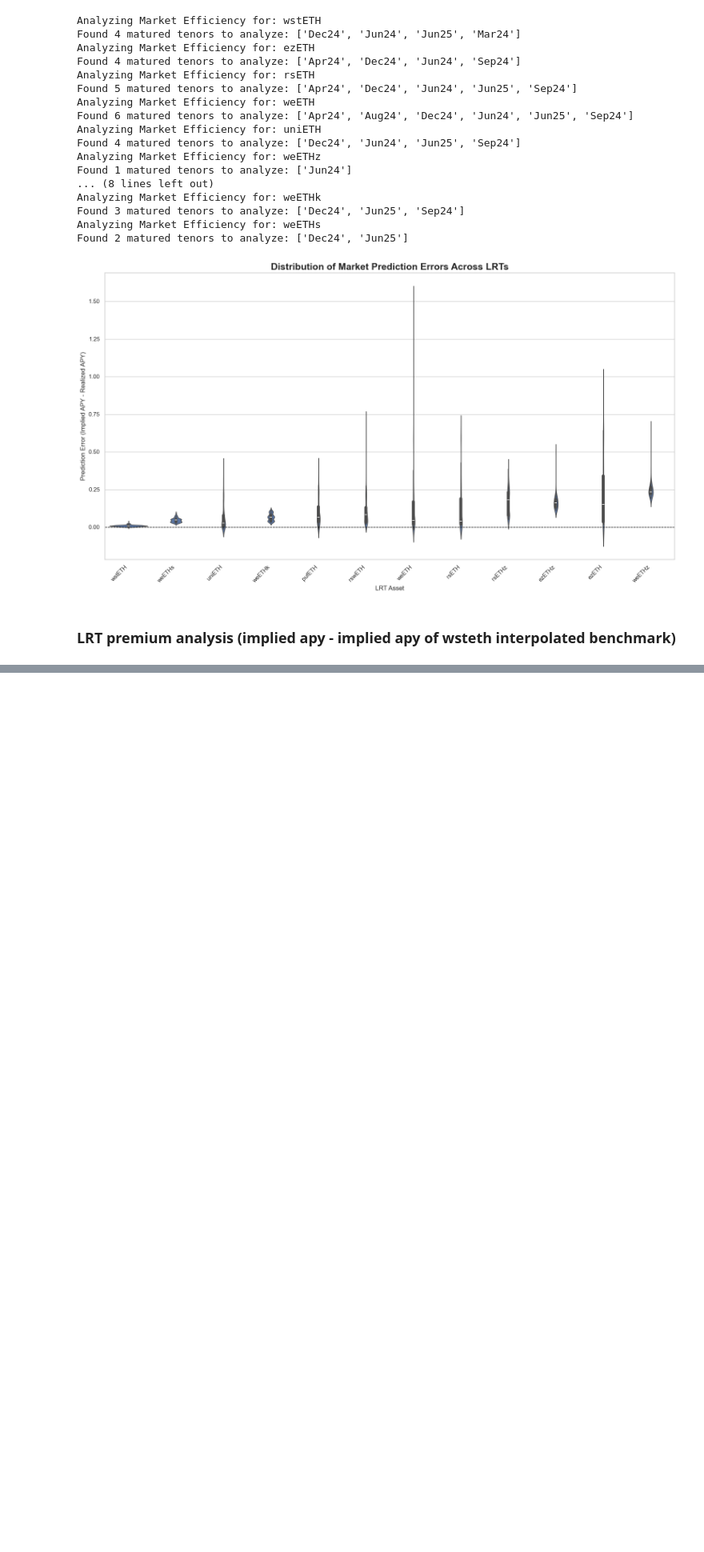
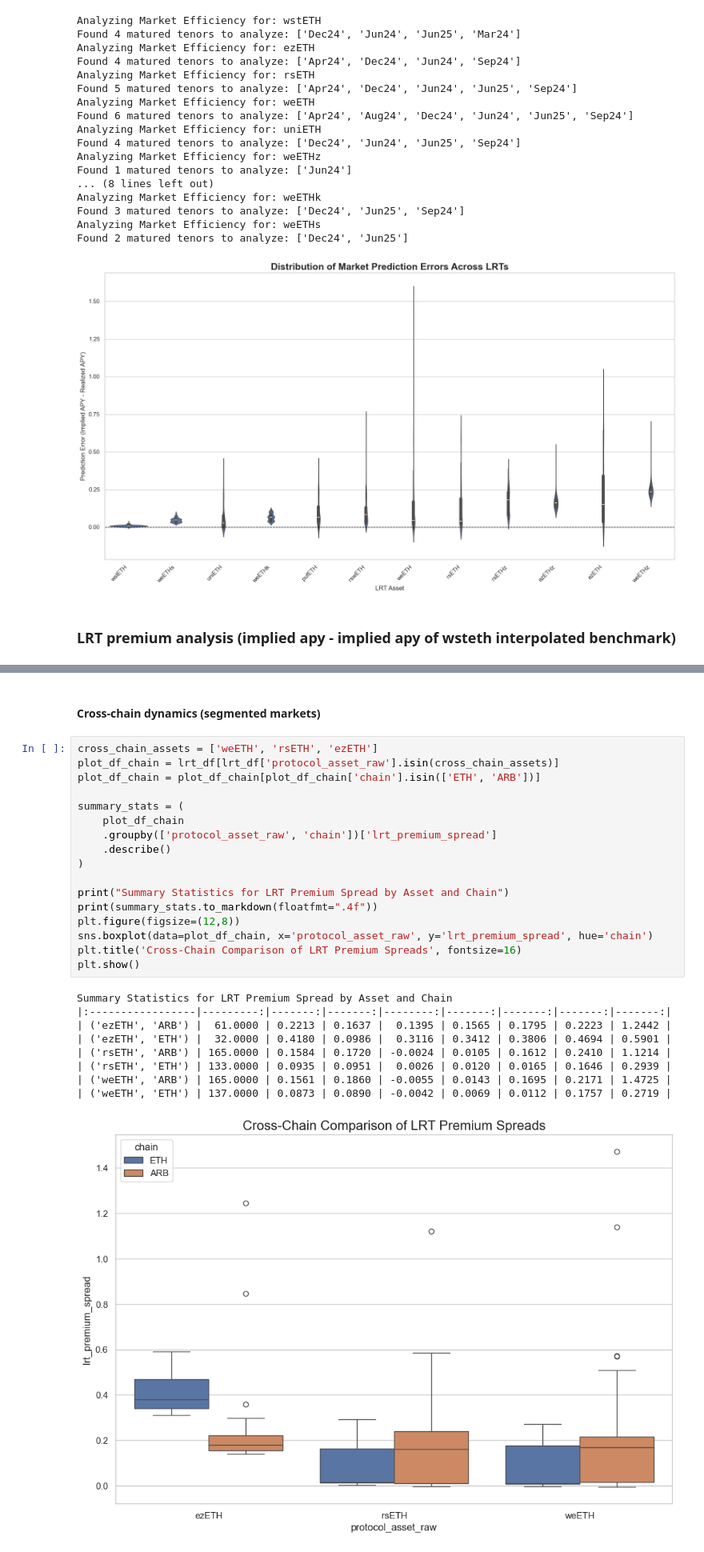
Before and after one commit to farischaudhry/pendle-analysis, a Jupyter notebook: new.ipynb, the cells around one changed output, grey strips where cells are left out. Shown at 80% size. Cells and saved outputs as stored; diff of their text form; blank space fills up the shorter version.

```diff
--- a/new.ipynb
+++ b/new.ipynb
@@ -1239,0 +1213,29 @@ Conover's Post-Hoc Test for LPS:
+# %% [markdown]
+#### Cross-chain dynamics (segmented markets)
+# %%
+cross_chain_assets = ['weETH', 'rsETH', 'ezETH']
+plot_df_chain = lrt_df[lrt_df['protocol_asset_raw'].isin(cross_chain_assets)]
+plot_df_chain = plot_df_chain[plot_df_chain['chain'].isin(['ETH', 'ARB'])]
+
+summary_stats = (
+    plot_df_chain
+    .groupby(['protocol_asset_raw', 'chain'])['lrt_premium_spread']
+    .describe()
+)
+
+print("Summary Statistics for LRT Premium Spread by Asset and Chain")
+print(summary_stats.to_markdown(floatfmt=".4f"))
+plt.figure(figsize=(12,8))
+sns.boxplot(data=plot_df_chain, x='protocol_asset_raw', y='lrt_premium_spread', hue='chain')
+plt.title('Cross-Chain Comparison of LRT Premium Spreads', fontsize=16)
+plt.show()
+# %% [output]
+Summary Statistics for LRT Premium Spread by Asset and Chain
+|:-----------------|---------:|-------:|-------:|--------:|-------:|-------:|-------:|-------:|
+| ('ezETH', 'ARB') |  61.0000 | 0.2213 | 0.1637 |  0.1395 | 0.1565 | 0.1795 | 0.2223 | 1.2442 |
+| ('ezETH', 'ETH') |  32.0000 | 0.4180 | 0.0986 |  0.3116 | 0.3412 | 0.3806 | 0.4694 | 0.5901 |
+| ('rsETH', 'ARB') | 165.0000 | 0.1584 | 0.1720 | -0.0024 | 0.0105 | 0.1612 | 0.2410 | 1.1214 |
+| ('rsETH', 'ETH') | 133.0000 | 0.0935 | 0.0951 |  0.0026 | 0.0120 | 0.0165 | 0.1646 | 0.2939 |
+| ('weETH', 'ARB') | 165.0000 | 0.1561 | 0.1860 | -0.0055 | 0.0143 | 0.1695 | 0.2171 | 1.4725 |
+| ('weETH', 'ETH') | 137.0000 | 0.0873 | 0.0890 | -0.0042 | 0.0069 | 0.0112 | 0.1757 | 0.2719 |
+[figure, added]
```
Also changed, not shown: parts of 35 cells of this notebook, 2 other files.
